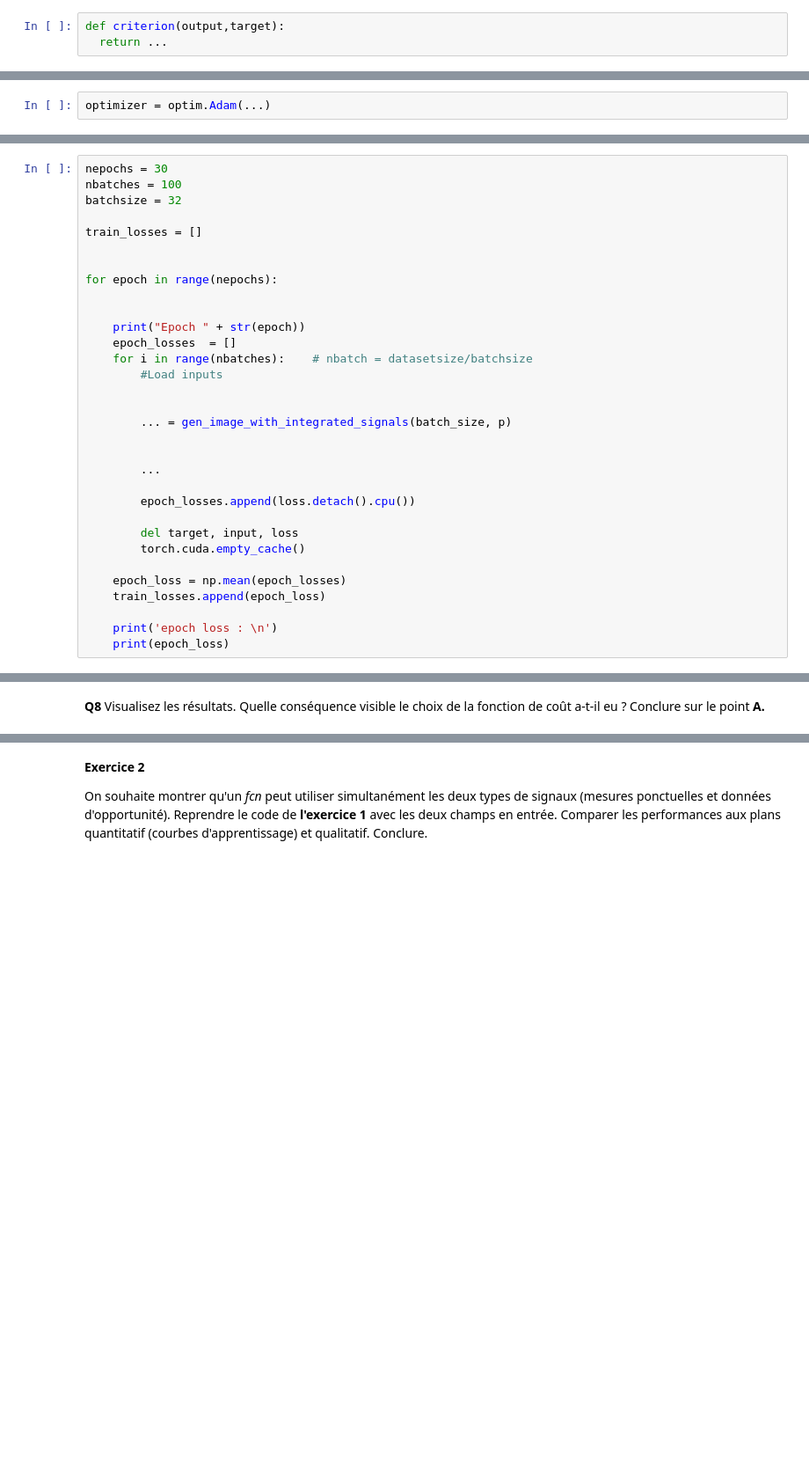
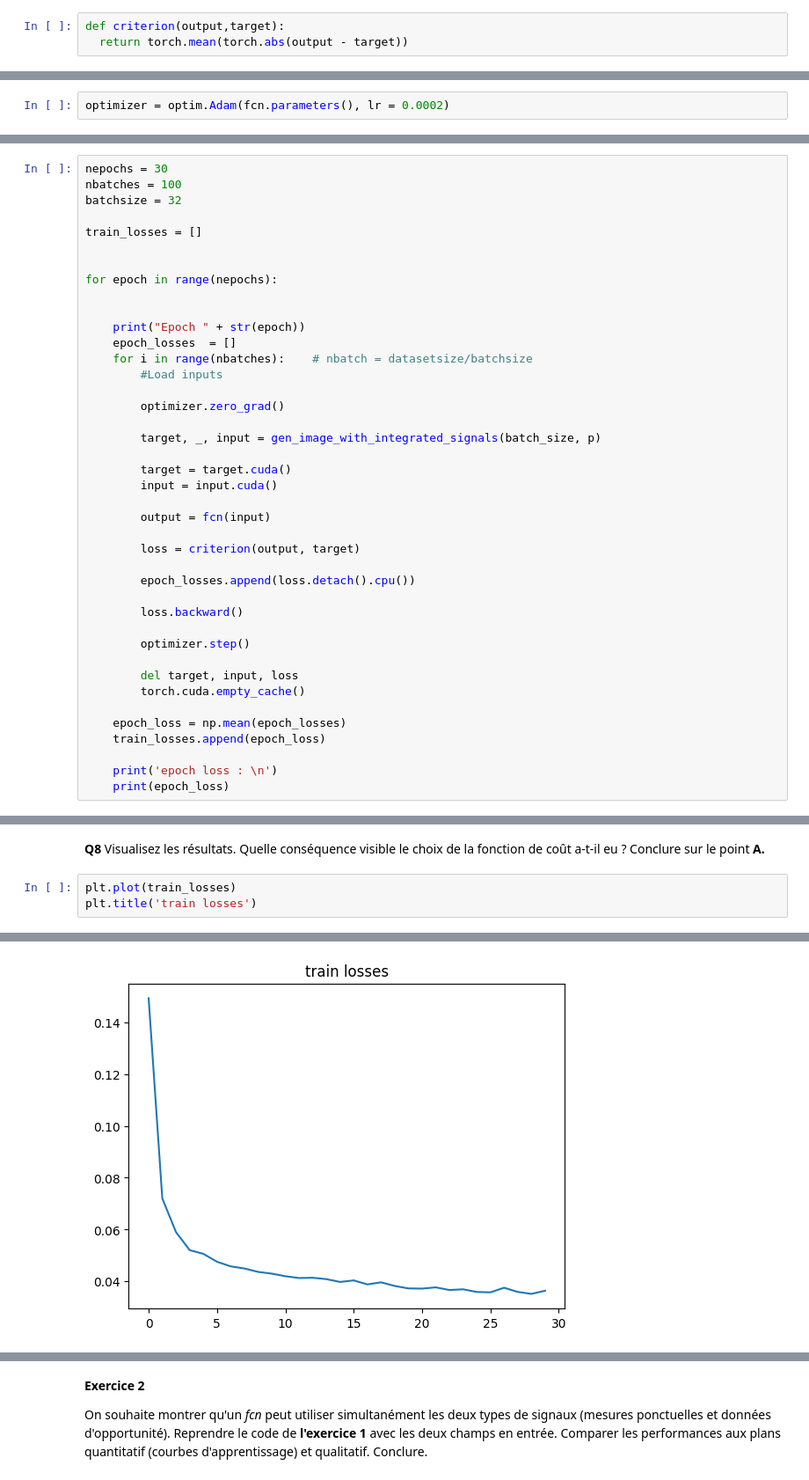
Before and after one commit to jramassa/ml-student, a Jupyter notebook: Past_exams/2023_session_1/enonce/BE_probleme_partieI.ipynb, the cells around one changed output, grey strips where cells are left out. Shown at 88% size. Drawn from its saved outputs; the diff is of its cells as text; blank space fills up the shorter version.

```diff
--- a/Past_exams/2023_session_1/enonce/BE_probleme_partieI.ipynb
+++ b/Past_exams/2023_session_1/enonce/BE_probleme_partieI.ipynb
@@ -101,10 +139,10 @@ RuntimeError: Found no NVIDIA driver on your system. Please check that you have
 **Q4** Dans la cellule suivante, coder en une ligne l'erreur absolue moyenne (MAE).
 # %%
 def criterion(output,target):
-  return ...
+  return torch.mean(torch.abs(output - target))
 # %% [markdown]
 **Q5** Instancier l'optimizer Adam avec un taux d'apprentissage de 0.0002.
 # %%
-optimizer = optim.Adam(...)
+optimizer = optim.Adam(fcn.parameters(), lr = 0.0002)
 # %% [markdown]
 **Q6** Pourquoi est-il, en général, nécessaire de passer par une étape de validation lors d'un apprentissage ? Pourquoi peut-on s'en passer dans le cas où les images sont générées la volée ?
@@ -129,13 +171,22 @@ for epoch in range(nepochs):
     for i in range(nbatches):    # nbatch = datasetsize/batchsize
         #Load inputs
 
+        optimizer.zero_grad()
 
-        ... = gen_image_with_integrated_signals(batch_size, p)
+        target, _, input = gen_image_with_integrated_signals(batch_size, p)
 
+        target = target.cuda()
+        input = input.cuda()
 
-        ...
+        output = fcn(input)
+
+        loss = criterion(output, target)
 
         epoch_losses.append(loss.detach().cpu())
+
+        loss.backward()
+
+        optimizer.step()
 
         del target, input, loss
         torch.cuda.empty_cache()
@@ -148,2 +217,6 @@ for epoch in range(nepochs):
 # %% [markdown]
 **Q8** Visualisez les résultats. Quelle conséquence visible le choix de la fonction de coût a-t-il eu ? Conclure sur le point **A.**
+# %%
+plt.plot(train_losses)
+plt.title('train losses')
+# %% [output]
@@ -149,0 +224 @@ for epoch in range(nepochs):
+[figure, added]
```
Also changed, not shown: parts of 14 cells of this notebook.
